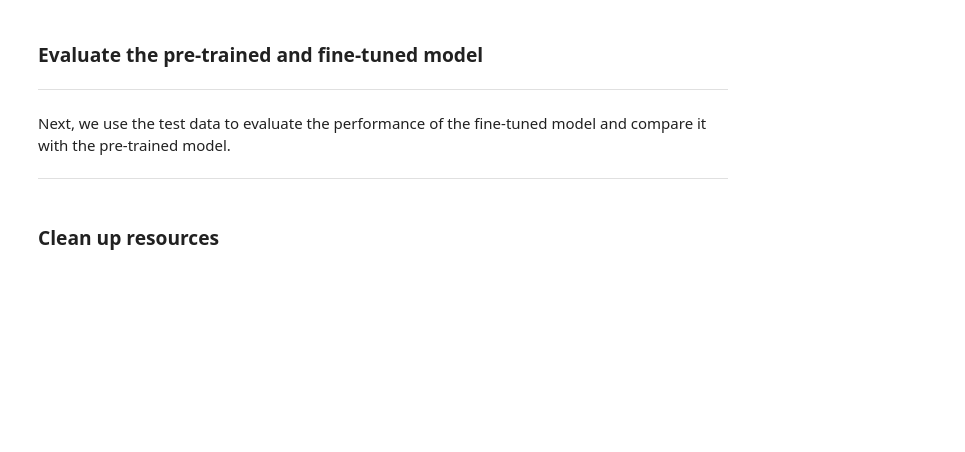
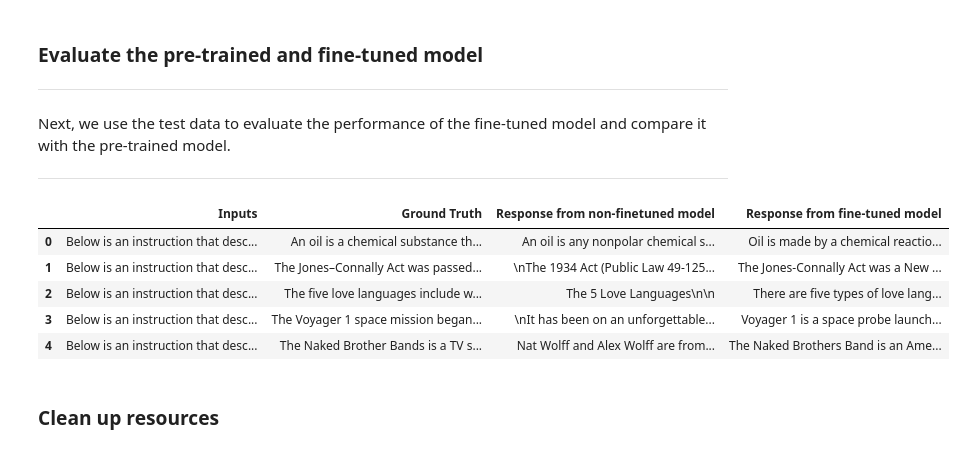
Before and after one commit to generative-ai-on-aws/generative-ai-on-aws, a Jupyter notebook: 05_finetune/03_fine_tune_dolly_llama2_sagemaker_jumpstart.ipynb, the cells around one changed output. Cells and saved outputs as stored; diff of their text form; code cells hidden in the pictures; blank space fills up the shorter version.

```diff
--- a/05_finetune/03_fine_tune_dolly_llama2_sagemaker_jumpstart.ipynb
+++ b/05_finetune/03_fine_tune_dolly_llama2_sagemaker_jumpstart.ipynb
@@ -104,0 +135,11 @@ train_and_test_dataset["train"][0]
+# %%
+from sagemaker.s3 import S3Uploader
+import sagemaker
+import random
+
+bucket = sagemaker.Session().default_bucket()
+
+train_data_location = f"s3://{bucket}/finetuning/dolly_dataset"
+
+S3Uploader.upload(local_data_file, train_data_location)
+print(f"Training data: {train_data_location}")
@@ -111,8 +154,10 @@ Next, we create a prompt template for using the data in an instruction / input f
 import json
 
 template = {
-    "prompt": "What is the best way to deploy a generative model on AWS?",
-    "completion": " {response}",
+    "prompt": "Below is an instruction that describes a task, paired with an input that provides further context. Write a response that appropriately completes the request.\n\n### Instruction:\n{instruction}\n\n### Input:\n{context}\n\n",
+    "completion": "{response}",
 }
 with open("template.json", "w") as f:
     json.dump(template, f)
+
+S3Uploader.upload("template.json", train_data_location)
@@ -126,11 +165,0 @@ We will upload the prepared dataset to S3 which will be used for fine-tuning.
-# %%
-from sagemaker.s3 import S3Uploader
-import sagemaker
-import random
-
-bucket = sagemaker.Session().default_bucket()
-local_data_file = "continued_pretraining.jsonl"
-train_data_location = f"s3://{bucket}/dolly_dataset"
-S3Uploader.upload(local_data_file, train_data_location)
-S3Uploader.upload("template.json", train_data_location)
-print(f"Training data: {train_data_location}")
@@ -206,48 +243,50 @@ inputs, ground_truth_responses, responses_before_finetuning, responses_after_fin
     [],
 )
 
-
 def predict_and_print(datapoint):
     # For instruction fine-tuning, we insert a special key between input and output
     input_output_demarkation_key = "\n\n### Response:\n"
 
-    prompt = "What is the best way to deploy a generative model on AWS?"
+    prompt = f'Below is an instruction that describes a task, paired with an input that provides further context. Write a response that appropriately completes the request.\n\n### Instruction:\n{datapoint["instruction"]}\n\n### Input:\n{datapoint["context"]}\n\n',
 
     payload = {
-        #"inputs": template["prompt"].format(
-        "inputs": prompt.format(
-            instruction=datapoint["instruction"], context=datapoint["context"]
-        )
-        + input_output_demarkation_key,
+        "inputs": prompt[0] + input_output_demarkation_key,
         "parameters": {"max_new_tokens": 100},
     }
     inputs.append(payload["inputs"])
     ground_truth_responses.append(datapoint["response"])
-    # Please change the following line to "accept_eula=True"
+
     pretrained_response = pretrained_predictor.predict(
         payload, custom_attributes="accept_eula=true"
     )
     responses_before_finetuning.append(pretrained_response[0]["generation"])
-    # Please change the following line to "accept_eula=True"
+
     finetuned_response = finetuned_predictor.predict(payload, custom_attributes="accept_eula=true")
     responses_after_finetuning.append(finetuned_response[0]["generation"])
 
 
 try:
     for i, datapoint in enumerate(test_dataset.select(range(5))):
         predict_and_print(datapoint)
 
     df = pd.DataFrame(
         {
             "Inputs": inputs,
             "Ground Truth": ground_truth_responses,
             "Response from non-finetuned model": responses_before_finetuning,
             "Response from fine-tuned model": responses_after_finetuning,
         }
     )
     display(HTML(df.to_html()))
 except Exception as e:
     print(e)
+# %% [output]
+|  | Inputs | Ground Truth | Response from non-finetuned model | Response from fine-tuned model |
+| 0 | Below is an instruction that desc... | An oil is a chemical substance th... | An oil is any nonpolar chemical s... | Oil is made by a chemical reactio... |
+| 1 | Below is an instruction that desc... | The Jones–Connally Act was passed... | \nThe 1934 Act (Public Law 49-125... | The Jones-Connally Act was a New ... |
+| 2 | Below is an instruction that desc... | The five love languages include w... | The 5 Love Languages\n\n | There are five types of love lang... |
+| 3 | Below is an instruction that desc... | The Voyager 1 space mission began... | \nIt has been on an unforgettable... | Voyager 1 is a space probe launch... |
+| 4 | Below is an instruction that desc... | The Naked Brother Bands is a TV s... | Nat Wolff and Alex Wolff are from... | The Naked Brothers Band is an Ame... |
 # %% [markdown]
 ### Clean up resources
 # %%
```
Also changed, not shown: parts of 23 cells of this notebook, 8 other files.
